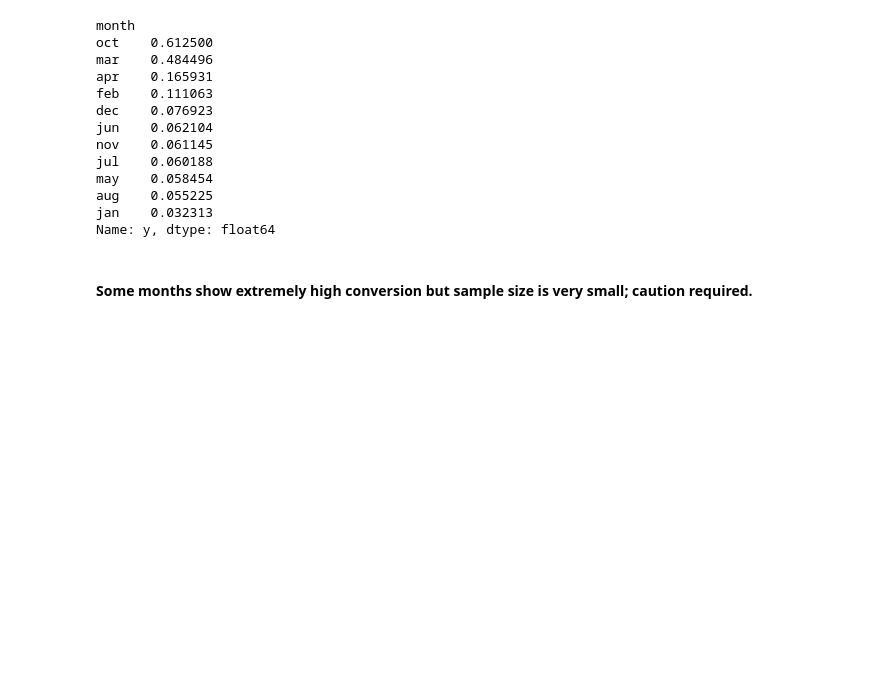
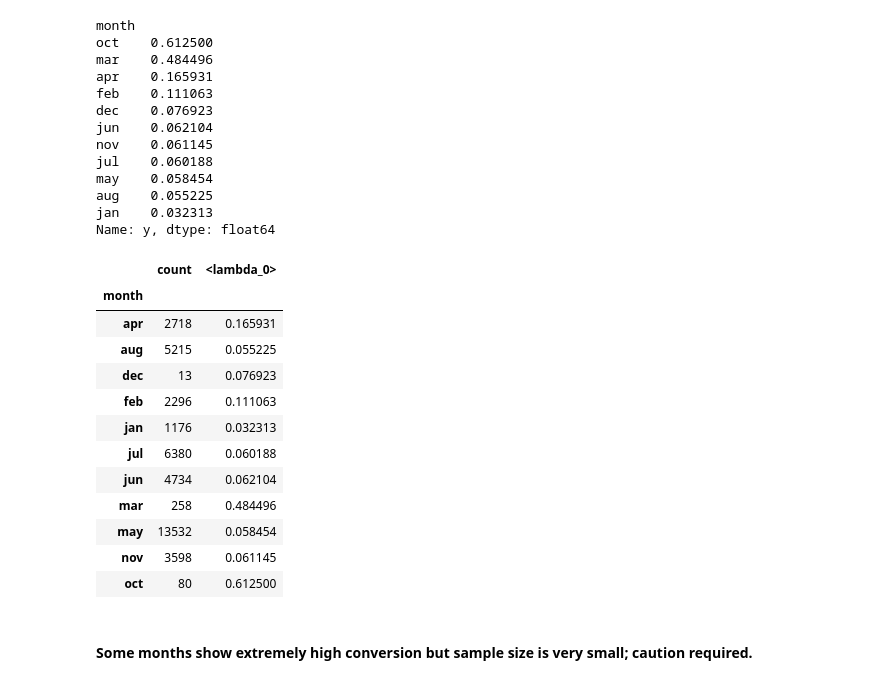
Before and after one commit to Arnav-Ajay/term-deposit-subscription-prediction, a Jupyter notebook: notebooks/01_eda.ipynb, the cells around one changed output. Saved outputs shown, nothing was run; the diff lists cells and outputs as text; code cells hidden in the pictures; blank space fills up the shorter version.

```diff
--- a/notebooks/01_eda.ipynb
+++ b/notebooks/01_eda.ipynb
@@ -251,6 +251,22 @@ may    0.058454
 aug    0.055225
 jan    0.032313
 Name: y, dtype: float64
+# %%
+df.groupby("month")["y"].agg(["count", lambda x: (x=="yes").mean()])
+# %% [output]
+|  | count | <lambda_0> |
+| month |  |  |
+| apr | 2718 | 0.165931 |
+| aug | 5215 | 0.055225 |
+| dec | 13 | 0.076923 |
+| feb | 2296 | 0.111063 |
+| jan | 1176 | 0.032313 |
+| jul | 6380 | 0.060188 |
+| jun | 4734 | 0.062104 |
+| mar | 258 | 0.484496 |
+| may | 13532 | 0.058454 |
+| nov | 3598 | 0.061145 |
+| oct | 80 | 0.612500 |
 # %% [markdown]
 #### Some months show extremely high conversion but sample size is very small; caution required.
 # %% [markdown]
```
